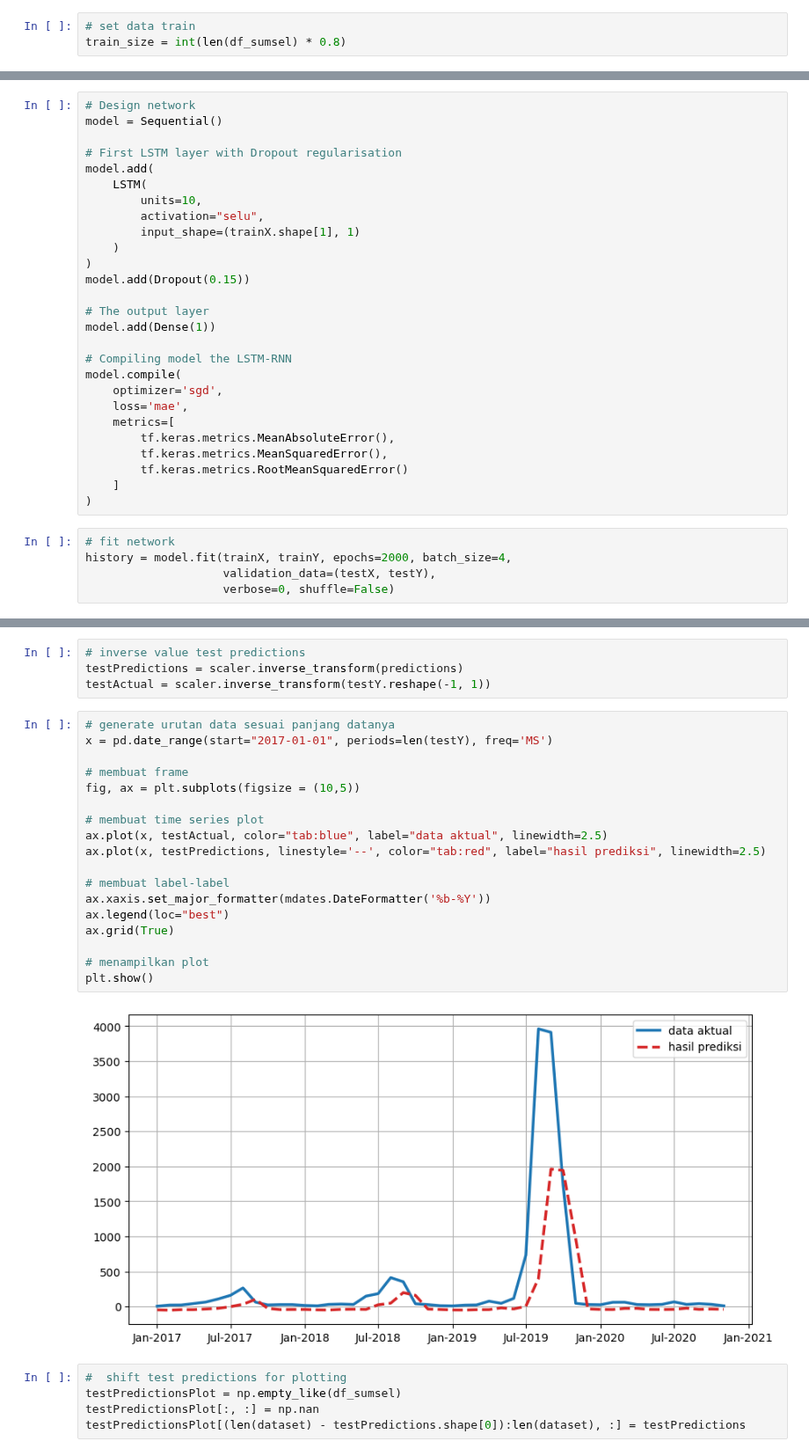
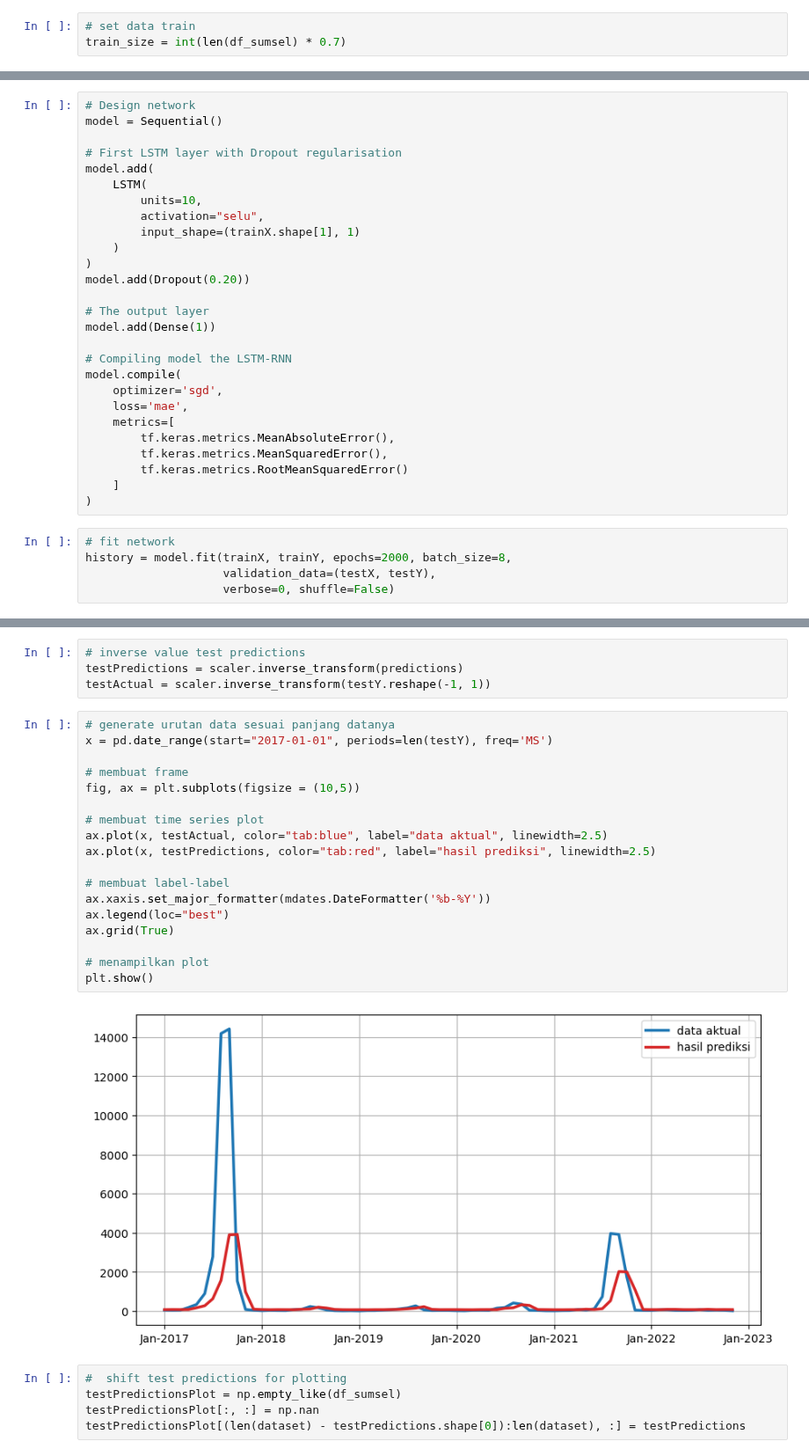
Before and after one commit to kusin/tensorflow-hotspot-v1, a Jupyter notebook: lstm-rnn-percobaan1.ipynb, the cells around one changed output, grey strips where cells are left out. Shown at 88% size. Cells and saved outputs as stored; diff of their text form.

```diff
--- a/lstm-rnn-percobaan1.ipynb
+++ b/lstm-rnn-percobaan1.ipynb
@@ -236,7 +236,7 @@ plt.show()
 - 3. set data train and data test
 # %%
 # set data train
-train_size = int(len(df_sumsel) * 0.8)
+train_size = int(len(df_sumsel) * 0.7)
 # %%
 # set loc data train
 train = df_sumsel[0:train_size,:]
@@ -418,7 +418,7 @@ model.add(
         input_shape=(trainX.shape[1], 1)
     )
 )
-model.add(Dropout(0.15))
+model.add(Dropout(0.20))
 
 # The output layer
 model.add(Dense(1))
@@ -435,7 +435,7 @@ model.compile(
 )
 # %%
 # fit network
-history = model.fit(trainX, trainY, epochs=2000, batch_size=4,
+history = model.fit(trainX, trainY, epochs=2000, batch_size=8,
                     validation_data=(testX, testY),
                     verbose=0, shuffle=False)
 # %%
@@ -605,23 +609,23 @@ testActual = scaler.inverse_transform(testY.reshape(-1, 1))
 # %%
 # generate urutan data sesuai panjang datanya
 x = pd.date_range(start="2017-01-01", periods=len(testY), freq='MS')
 
 # membuat frame
 fig, ax = plt.subplots(figsize = (10,5))
 
 # membuat time series plot
 ax.plot(x, testActual, color="tab:blue", label="data aktual", linewidth=2.5)
-ax.plot(x, testPredictions, linestyle='--', color="tab:red", label="hasil prediksi", linewidth=2.5)
+ax.plot(x, testPredictions, color="tab:red", label="hasil prediksi", linewidth=2.5)
 
 # membuat label-label
 ax.xaxis.set_major_formatter(mdates.DateFormatter('%b-%Y'))
 ax.legend(loc="best")
 ax.grid(True)
 
 # menampilkan plot
 plt.show()
 # %% [output]
-[figure, old version]
+[figure, new version]
 # %%
 #  shift test predictions for plotting
 testPredictionsPlot = np.empty_like(df_sumsel)
```
Also changed, not shown: parts of 34 cells of this notebook, 6 other files.
